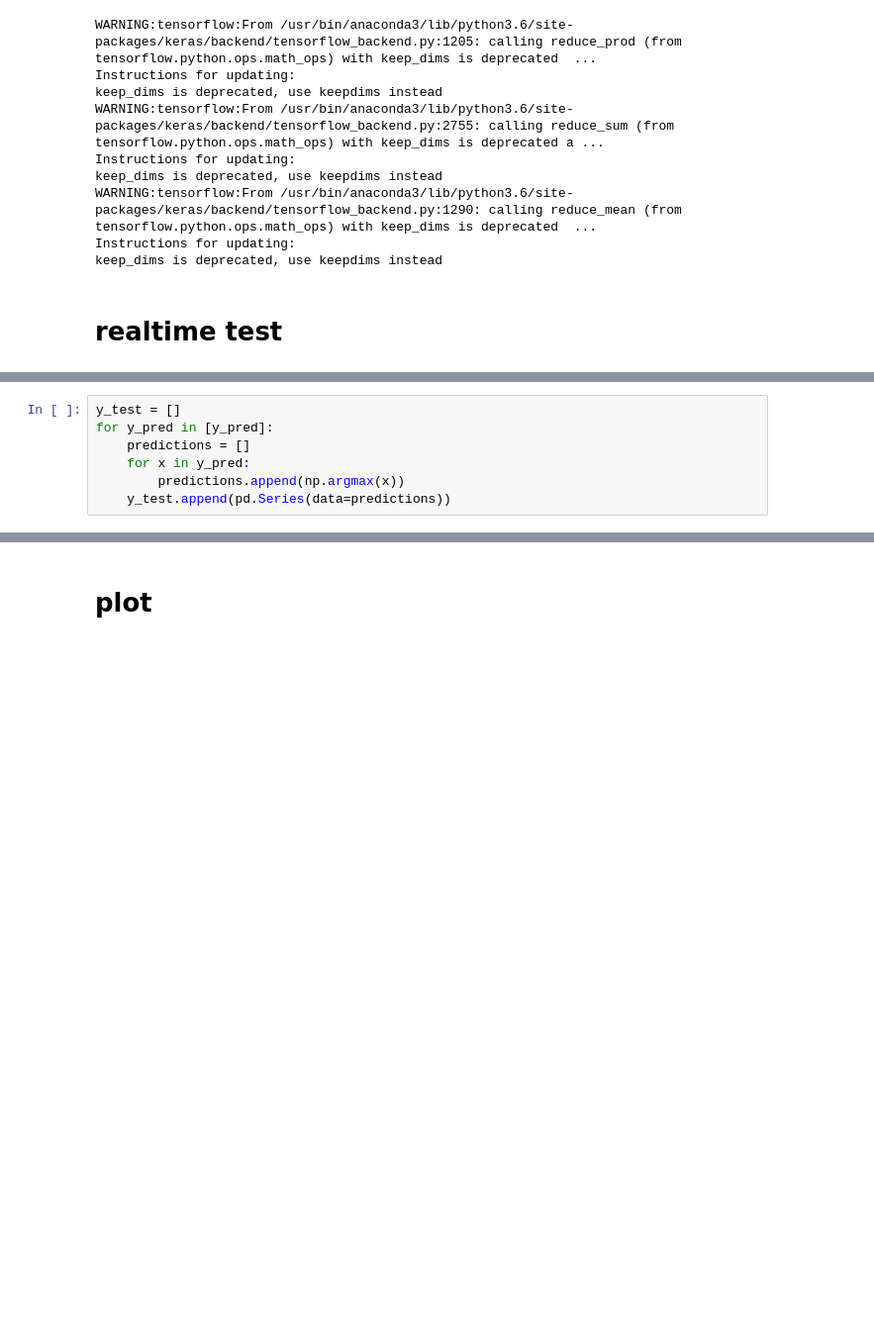
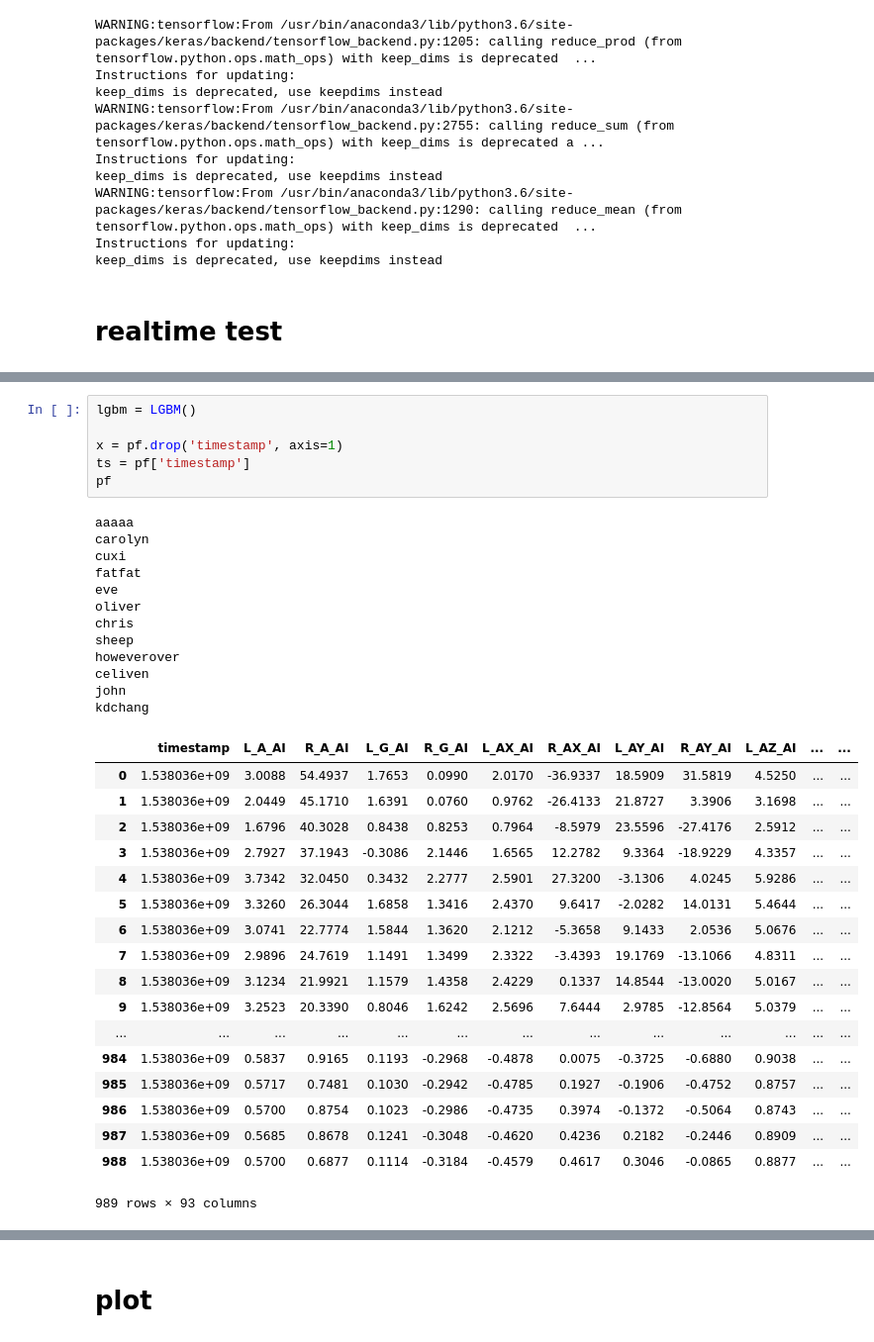
Before and after one commit to dsmilab/Taiko-Master, a Jupyter notebook: util/[beta] realtime_test.ipynb, the cells around one changed output, grey strips where cells are left out. Shown at 99% size. Saved outputs shown, nothing was run; the diff lists cells and outputs as text; blank space fills up the shorter version.

```diff
--- a/util/[beta] realtime_test.ipynb
+++ b/util/[beta] realtime_test.ipynb
@@ -103,10 +102,40 @@ y_pred = model.predict(x, num_iteration=model.best_iteration)
-# %%
-y_test = []
-for y_pred in [y_pred]:
-    predictions = []
-    for x in y_pred:
-        predictions.append(np.argmax(x))
-    y_test.append(pd.Series(data=predictions))
+# %%
+lgbm = LGBM()
+
+x = pf.drop('timestamp', axis=1)
+ts = pf['timestamp']
+pf
+# %% [output]
+aaaaa
+carolyn
+cuxi
+fatfat
+eve
+oliver
+chris
+sheep
+howeverover
+celiven
+john
+kdchang
+|  | timestamp | L_A_AI | R_A_AI | L_G_AI | R_G_AI | L_AX_AI | R_AX_AI | L_AY_AI | R_AY_AI | L_AZ_AI | ... | ... |
+| 0 | 1.538036e+09 | 3.0088 | 54.4937 | 1.7653 | 0.0990 | 2.0170 | -36.9337 | 18.5909 | 31.5819 | 4.5250 | ... | ... |
+| 1 | 1.538036e+09 | 2.0449 | 45.1710 | 1.6391 | 0.0760 | 0.9762 | -26.4133 | 21.8727 | 3.3906 | 3.1698 | ... | ... |
+| 2 | 1.538036e+09 | 1.6796 | 40.3028 | 0.8438 | 0.8253 | 0.7964 | -8.5979 | 23.5596 | -27.4176 | 2.5912 | ... | ... |
+| 3 | 1.538036e+09 | 2.7927 | 37.1943 | -0.3086 | 2.1446 | 1.6565 | 12.2782 | 9.3364 | -18.9229 | 4.3357 | ... | ... |
+| 4 | 1.538036e+09 | 3.7342 | 32.0450 | 0.3432 | 2.2777 | 2.5901 | 27.3200 | -3.1306 | 4.0245 | 5.9286 | ... | ... |
+| 5 | 1.538036e+09 | 3.3260 | 26.3044 | 1.6858 | 1.3416 | 2.4370 | 9.6417 | -2.0282 | 14.0131 | 5.4644 | ... | ... |
+| 6 | 1.538036e+09 | 3.0741 | 22.7774 | 1.5844 | 1.3620 | 2.1212 | -5.3658 | 9.1433 | 2.0536 | 5.0676 | ... | ... |
+| 7 | 1.538036e+09 | 2.9896 | 24.7619 | 1.1491 | 1.3499 | 2.3322 | -3.4393 | 19.1769 | -13.1066 | 4.8311 | ... | ... |
+| 8 | 1.538036e+09 | 3.1234 | 21.9921 | 1.1579 | 1.4358 | 2.4229 | 0.1337 | 14.8544 | -13.0020 | 5.0167 | ... | ... |
+| 9 | 1.538036e+09 | 3.2523 | 20.3390 | 0.8046 | 1.6242 | 2.5696 | 7.6444 | 2.9785 | -12.8564 | 5.0379 | ... | ... |
+| ... | ... | ... | ... | ... | ... | ... | ... | ... | ... | ... | ... | ... |
+| 984 | 1.538036e+09 | 0.5837 | 0.9165 | 0.1193 | -0.2968 | -0.4878 | 0.0075 | -0.3725 | -0.6880 | 0.9038 | ... | ... |
+| 985 | 1.538036e+09 | 0.5717 | 0.7481 | 0.1030 | -0.2942 | -0.4785 | 0.1927 | -0.1906 | -0.4752 | 0.8757 | ... | ... |
+| 986 | 1.538036e+09 | 0.5700 | 0.8754 | 0.1023 | -0.2986 | -0.4735 | 0.3974 | -0.1372 | -0.5064 | 0.8743 | ... | ... |
+| 987 | 1.538036e+09 | 0.5685 | 0.8678 | 0.1241 | -0.3048 | -0.4620 | 0.4236 | 0.2182 | -0.2446 | 0.8909 | ... | ... |
+| 988 | 1.538036e+09 | 0.5700 | 0.6877 | 0.1114 | -0.3184 | -0.4579 | 0.4617 | 0.3046 | -0.0865 | 0.8877 | ... | ... |
+989 rows × 93 columns
 # %%
 pred_df = pd.DataFrame(data={
     'timestamp': ts,
```
Also changed, not shown: parts of 8 cells of this notebook, 5 other files.
